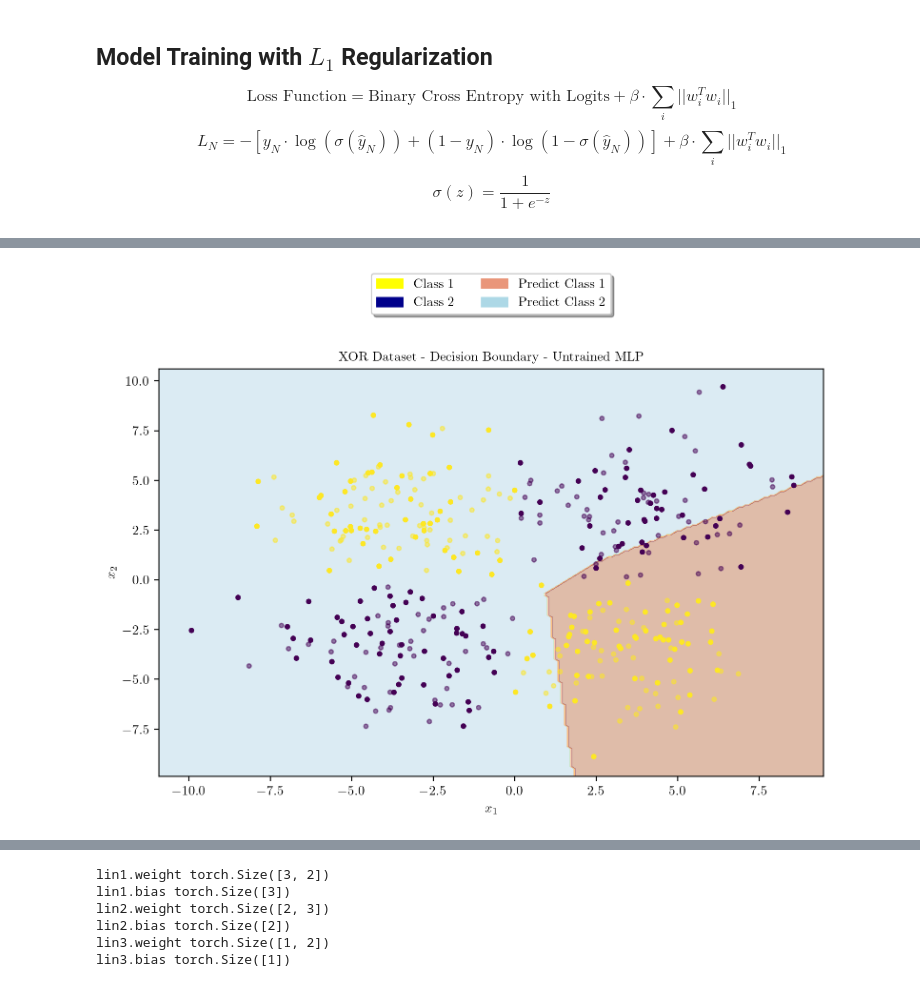
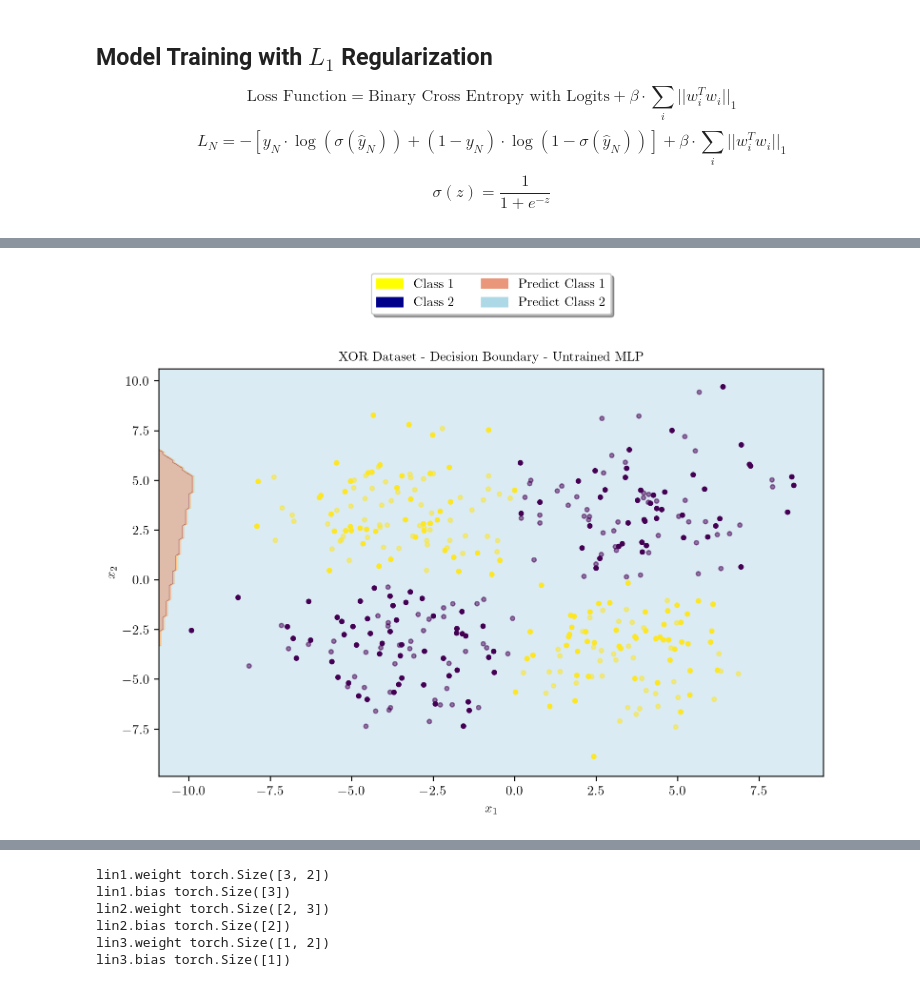
Before and after one commit to Robohrriday/ML_2024_TensionFlow_A3, a Jupyter notebook: Question2.ipynb, the cells around one changed output, grey strips where cells are left out. Cells and saved outputs as stored; diff of their text form; code cells hidden in the pictures.

```diff
--- a/Question2.ipynb
+++ b/Question2.ipynb
@@ -305,9 +296,9 @@ Test Accuracy: 1.0000000
 # %%
 latexify(columns = 2, fig_width = 9)
-model = XORMLP1(hidden_layer1 = 3)
+model = XORMLP(hidden_layer1 = 3, hidden_layer2 = 2)
 plot_decision_boundary(X_train, X_test, y_train, y_test, model, "XOR Dataset - Decision Boundary - Untrained MLP")
 # %% [output]
-[figure, old version]
+[figure, new version]
 # %%
 latexify(columns = 2, fig_width = 9)
 plot_decision_boundary(X_train, X_test, y_train, y_test, model, r"XOR Dataset - Decision Boundary - MLP with $L_1$ Regularization")
```
Also changed, not shown: parts of 21 cells of this notebook, 2 other files.
